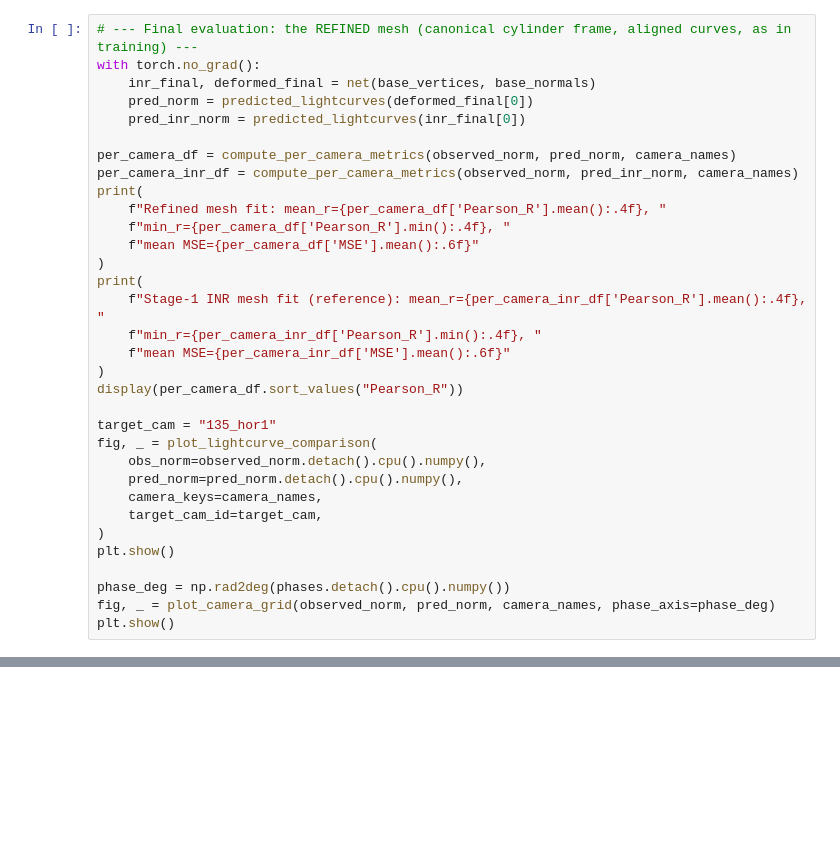
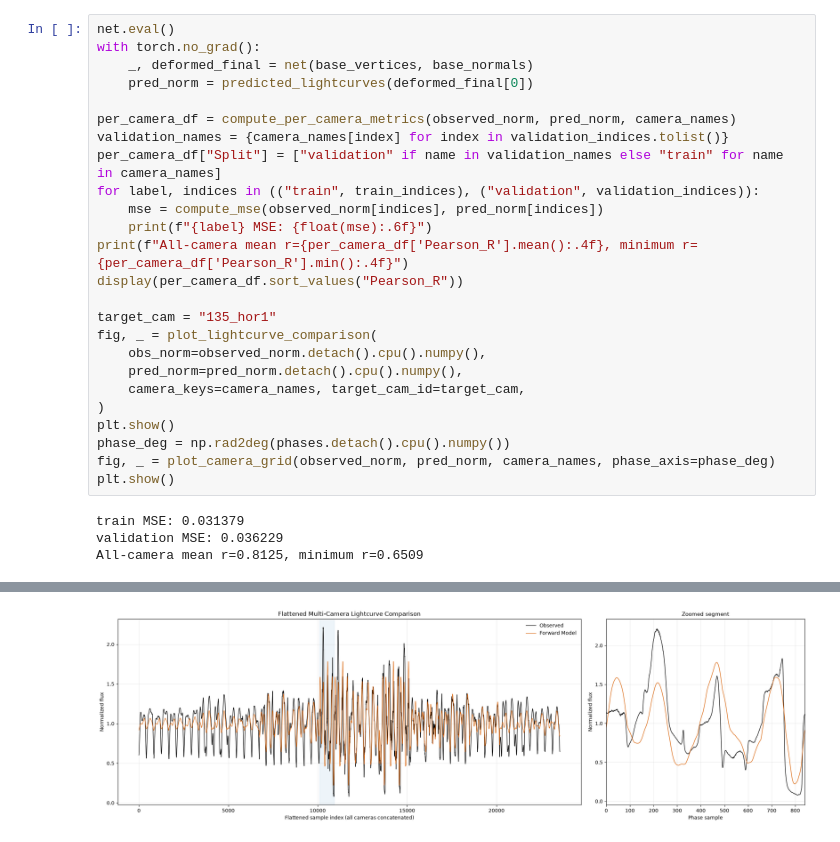
Before and after one commit to kiknu/HAC-DTU, a Jupyter notebook: workspaces/ishak/inr_forward_train.ipynb, the cells around one changed output, grey strips where cells are left out. Saved outputs shown, nothing was run; the diff lists cells and outputs as text; blank space fills up the shorter version.

```diff
--- a/workspaces/ishak/inr_forward_train.ipynb
+++ b/workspaces/ishak/inr_forward_train.ipynb
@@ -470,33 +437,29 @@ plt.show()
 # %%
-# --- Final evaluation: the REFINED mesh (canonical cylinder frame, aligned curves, as in training) ---
+net.eval()
 with torch.no_grad():
-    inr_final, deformed_final = net(base_vertices, base_normals)
+    _, deformed_final = net(base_vertices, base_normals)
     pred_norm = predicted_lightcurves(deformed_final[0])
-    pred_inr_norm = predicted_lightcurves(inr_final[0])
 
 per_camera_df = compute_per_camera_metrics(observed_norm, pred_norm, camera_names)
-per_camera_inr_df = compute_per_camera_metrics(observed_norm, pred_inr_norm, camera_names)
-print(
-    f"Refined mesh fit: mean_r={per_camera_df['Pearson_R'].mean():.4f}, "
-    f"min_r={per_camera_df['Pearson_R'].min():.4f}, "
-    f"mean MSE={per_camera_df['MSE'].mean():.6f}"
-)
-print(
-    f"Stage-1 INR mesh fit (reference): mean_r={per_camera_inr_df['Pearson_R'].mean():.4f}, "
-    f"min_r={per_camera_inr_df['Pearson_R'].min():.4f}, "
-    f"mean MSE={per_camera_inr_df['MSE'].mean():.6f}"
-)
+validation_names = {camera_names[index] for index in validation_indices.tolist()}
+per_camera_df["Split"] = ["validation" if name in validation_names else "train" for name in camera_names]
+for label, indices in (("train", train_indices), ("validation", validation_indices)):
+    mse = compute_mse(observed_norm[indices], pred_norm[indices])
+    print(f"{label} MSE: {float(mse):.6f}")
+print(f"All-camera mean r={per_camera_df['Pearson_R'].mean():.4f}, minimum r={per_camera_df['Pearson_R'].min():.4f}")
 display(per_camera_df.sort_values("Pearson_R"))
 
 target_cam = "135_hor1"
 fig, _ = plot_lightcurve_comparison(
     obs_norm=observed_norm.detach().cpu().numpy(),
     pred_norm=pred_norm.detach().cpu().numpy(),
-    camera_keys=camera_names,
-    target_cam_id=target_cam,
+    camera_keys=camera_names, target_cam_id=target_cam,
 )
 plt.show()
-
 phase_deg = np.rad2deg(phases.detach().cpu().numpy())
 fig, _ = plot_camera_grid(observed_norm, pred_norm, camera_names, phase_axis=phase_deg)
 plt.show()
+# %% [output]
+train MSE: 0.031379
+validation MSE: 0.036229
+All-camera mean r=0.8125, minimum r=0.6509
@@ -502,0 +484 @@ plt.show()
+[figure, added]
```
Also changed, not shown: parts of 14 cells of this notebook, 10 other files.
